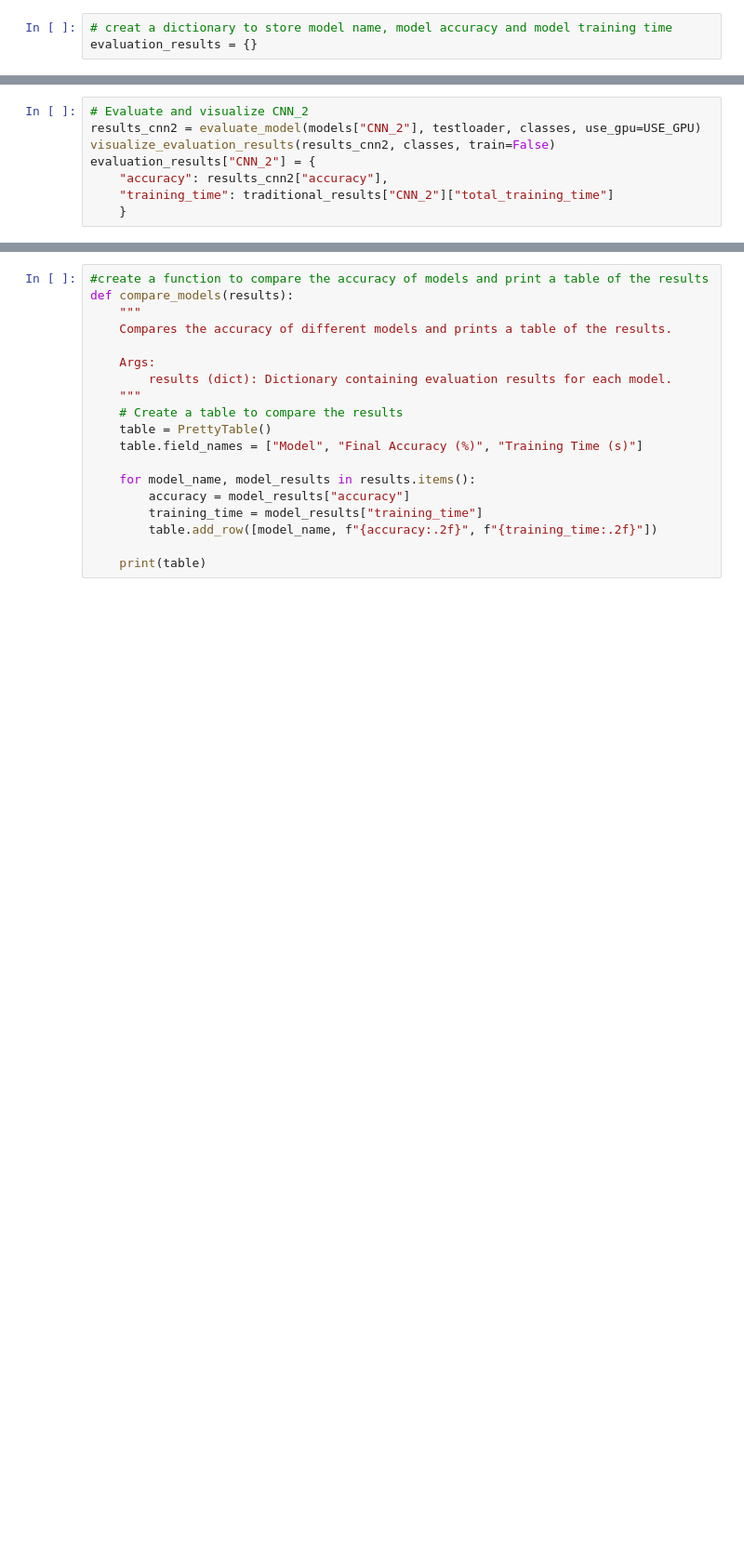
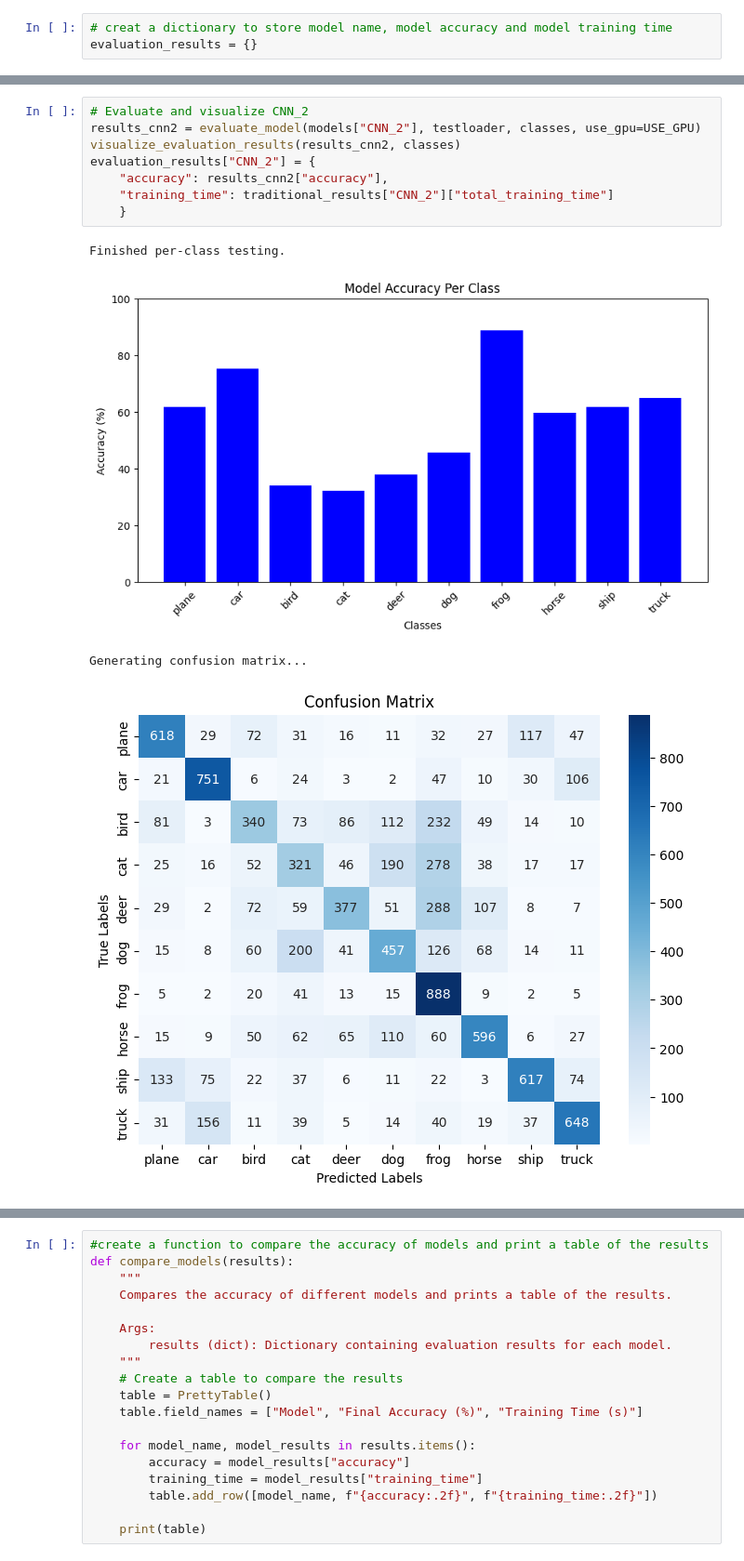
Before and after one commit to EmmanuelAdio/AAI-Coursework, a Jupyter notebook: AAI_Coursework_CNN_GA.ipynb, the cells around one changed output, grey strips where cells are left out. Shown at 93% size. Drawn from its saved outputs; the diff is of its cells as text; blank space fills up the shorter version.

```diff
--- a/AAI_Coursework_CNN_GA.ipynb
+++ b/AAI_Coursework_CNN_GA.ipynb
@@ -1180,11 +1241,16 @@ evaluation_results["CNN_1"] = {
 # %%
 # Evaluate and visualize CNN_2
 results_cnn2 = evaluate_model(models["CNN_2"], testloader, classes, use_gpu=USE_GPU)
-visualize_evaluation_results(results_cnn2, classes, train=False)
+visualize_evaluation_results(results_cnn2, classes)
 evaluation_results["CNN_2"] = {
     "accuracy": results_cnn2["accuracy"],
     "training_time": traditional_results["CNN_2"]["total_training_time"]
     }
+# %% [output]
+Finished per-class testing.
+[figure, added]
+Generating confusion matrix...
+[figure, added]
 # %%
 # Evaluate and visualize LeNet-5
 results_lenet5 = evaluate_model(models["LeNet-5"], testloader, classes, use_gpu=USE_GPU)
```
Also changed, not shown: parts of 18 cells of this notebook.
